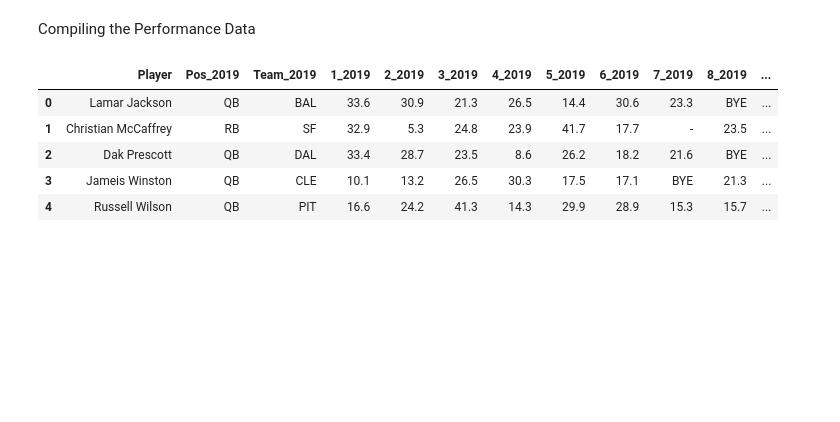
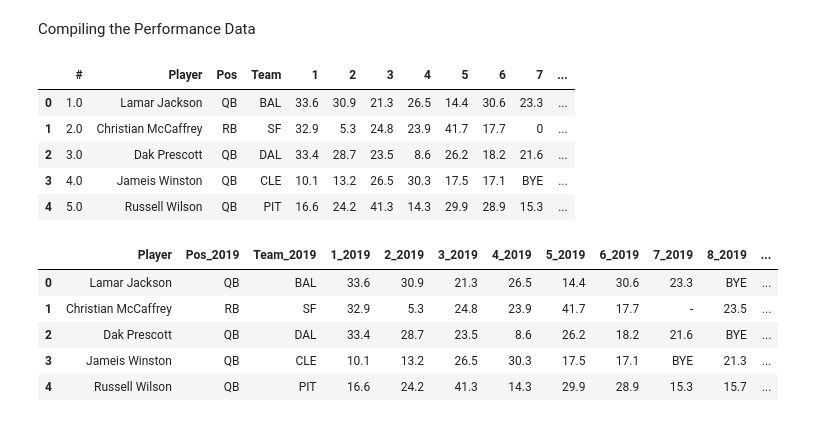
Before and after one commit to jguptil1/FantasyAppRec, a Jupyter notebook: model/EDA.ipynb, the cells around one changed output. Cells and saved outputs as stored; diff of their text form; code cells hidden in the pictures; blank space fills up the shorter version.

Commit message:
updates to the merged performance df

```diff
--- a/model/EDA.ipynb
+++ b/model/EDA.ipynb
@@ -294 +286,20 @@ Compiling the Performance Data
+# %%
+# making the Bye week value its own int column and replacing it with a -
+
+
+# replacing '-' with zeros
+for df in performance_df_raw:
+    df.replace('-', 0, inplace=True)
+
+
+# I only need one 'Pos' column so I will keep the 2019 one and drop the other columns'
+
+performance_2019_raw.head()
+# %% [output]
+|  | # | Player | Pos | Team | 1 | 2 | 3 | 4 | 5 | 6 | 7 | ... |
+| 0 | 1.0 | Lamar Jackson | QB | BAL | 33.6 | 30.9 | 21.3 | 26.5 | 14.4 | 30.6 | 23.3 | ... |
+| 1 | 2.0 | Christian McCaffrey | RB | SF | 32.9 | 5.3 | 24.8 | 23.9 | 41.7 | 17.7 | 0 | ... |
+| 2 | 3.0 | Dak Prescott | QB | DAL | 33.4 | 28.7 | 23.5 | 8.6 | 26.2 | 18.2 | 21.6 | ... |
+| 3 | 4.0 | Jameis Winston | QB | CLE | 10.1 | 13.2 | 26.5 | 30.3 | 17.5 | 17.1 | BYE | ... |
+| 4 | 5.0 | Russell Wilson | QB | PIT | 16.6 | 24.2 | 41.3 | 14.3 | 29.9 | 28.9 | 15.3 | ... |
 # %%
```
Also changed, not shown: parts of 3 cells of this notebook.
